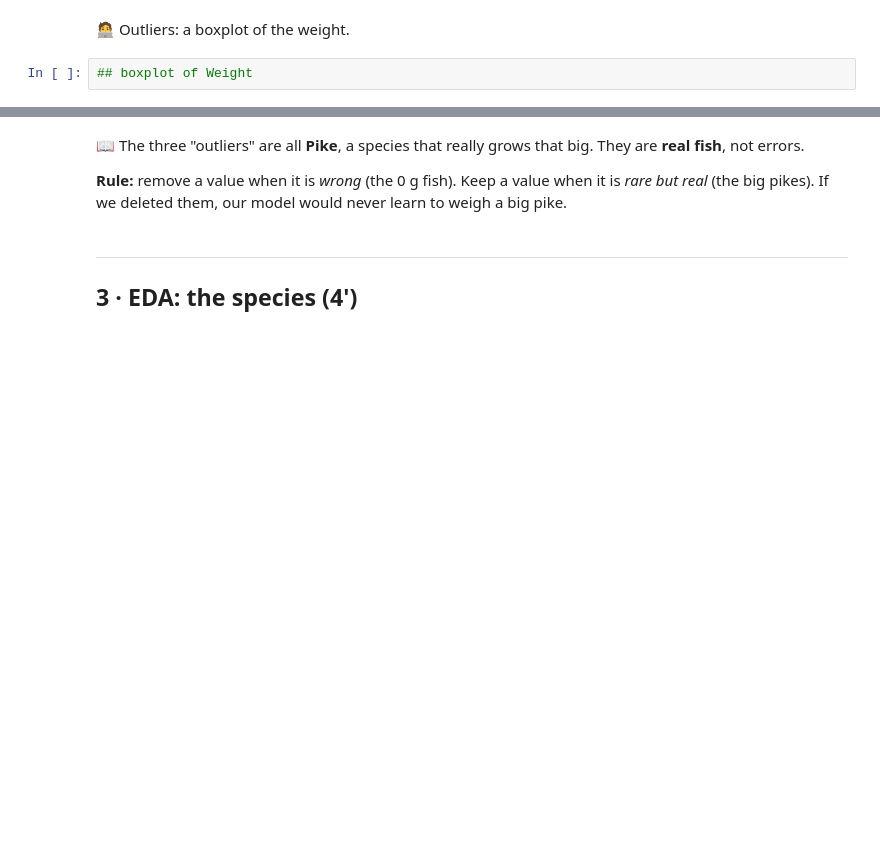
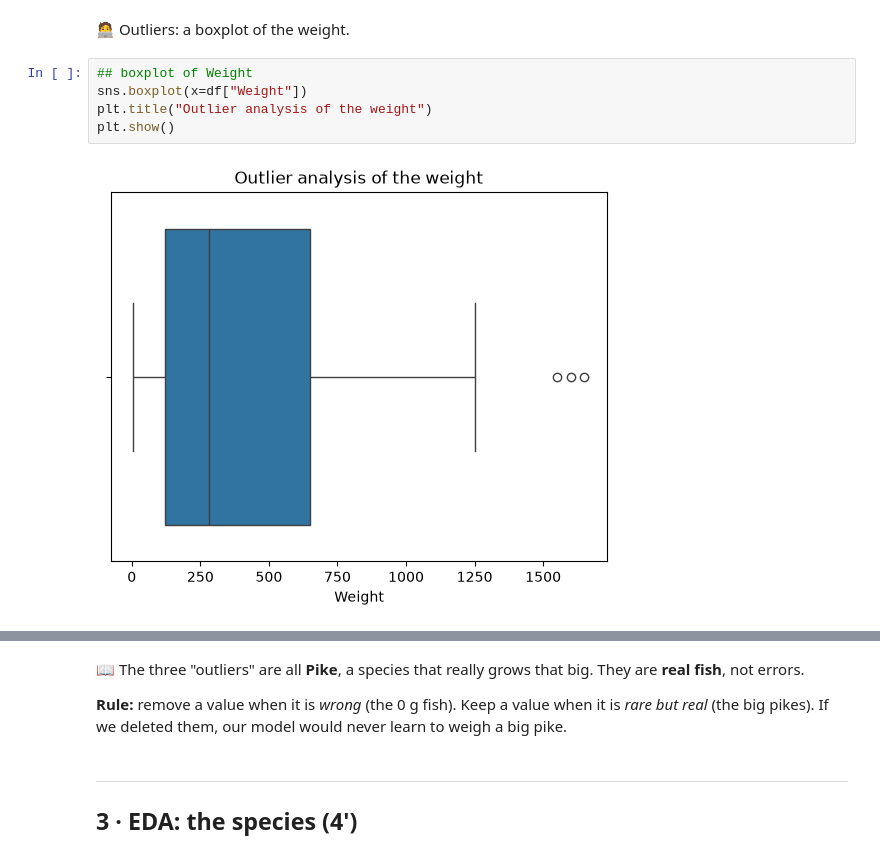
Before and after one commit to Andreoliveira85/DSML-IH-cohort-october26, a Jupyter notebook: week_06/W06_D2_regression_and_regularisation_fish_live.ipynb, the cells around one changed output, grey strips where cells are left out. Cells and saved outputs as stored; diff of their text form; blank space fills up the shorter version.

```diff
--- a/week_06/W06_D2_regression_and_regularisation_fish_live.ipynb
+++ b/week_06/W06_D2_regression_and_regularisation_fish_live.ipynb
@@ -105,5 +199,10 @@ Why we care: a straight-line model is pulled by the few heavy fish. Keep this in
 🧑‍💻 Outliers: a boxplot of the weight.
 # %%
 ## boxplot of Weight
+sns.boxplot(x=df["Weight"])
+plt.title("Outlier analysis of the weight")
+plt.show()
+# %% [output]
+[figure, added]
 # %%
 ## compute Q1, Q3, IQR, upper_limit and show the fish above the limit
```
Also changed, not shown: parts of 56 cells of this notebook, 2 other files.
